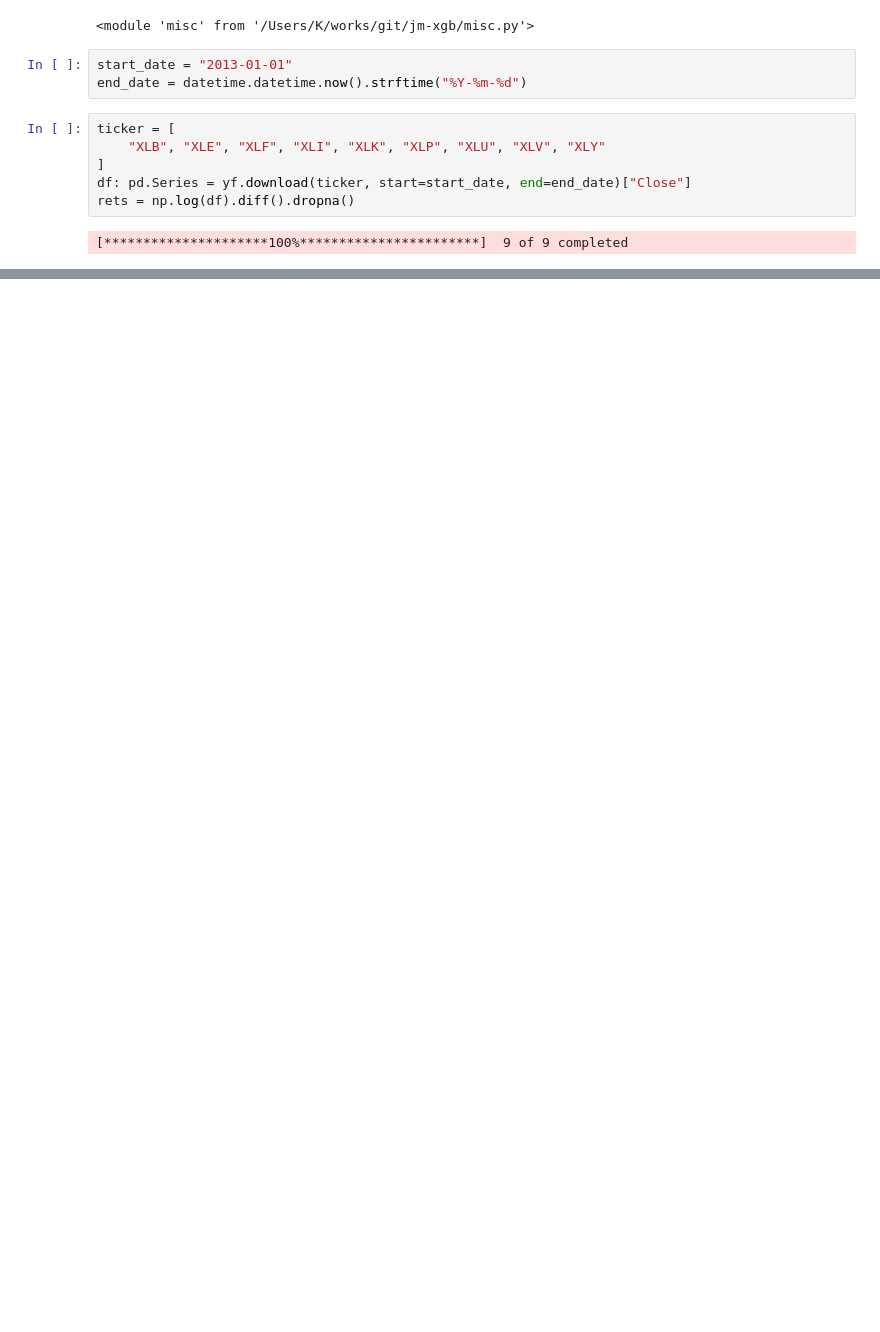
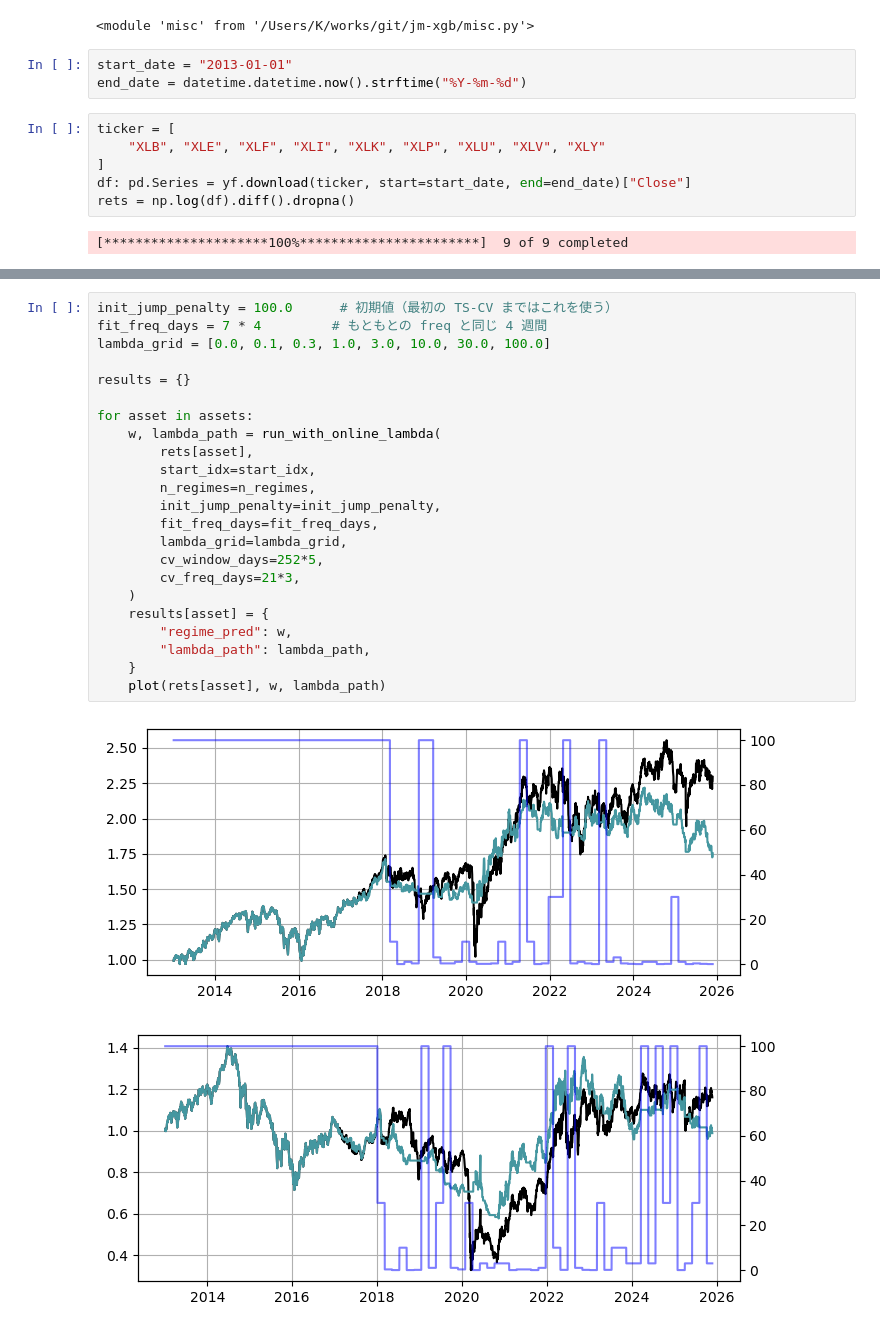
Before and after one commit to kbmedphys/tmp, a Jupyter notebook: main.ipynb, the cells around one changed output, grey strips where cells are left out. Drawn from its saved outputs; the diff is of its cells as text; blank space fills up the shorter version.

```diff
--- a/main.ipynb
+++ b/main.ipynb
@@ -379,0 +297,26 @@ Name: importance_split, dtype: int32
+# %%
+init_jump_penalty = 100.0      # 初期値（最初の TS-CV まではこれを使う）
+fit_freq_days = 7 * 4         # もともとの freq と同じ 4 週間
+lambda_grid = [0.0, 0.1, 0.3, 1.0, 3.0, 10.0, 30.0, 100.0]
+
+results = {}
+
+for asset in assets:
+    w, lambda_path = run_with_online_lambda(
+        rets[asset],
+        start_idx=start_idx,
+        n_regimes=n_regimes,
+        init_jump_penalty=init_jump_penalty,
+        fit_freq_days=fit_freq_days,
+        lambda_grid=lambda_grid,
+        cv_window_days=252*5,
+        cv_freq_days=21*3,
+    )
+    results[asset] = {
+        "regime_pred": w,
+        "lambda_path": lambda_path,
+    }
+    plot(rets[asset], w, lambda_path)
+# %% [output]
+[figure, added]
+[figure, added]
```
Also changed, not shown: parts of 39 cells of this notebook.
